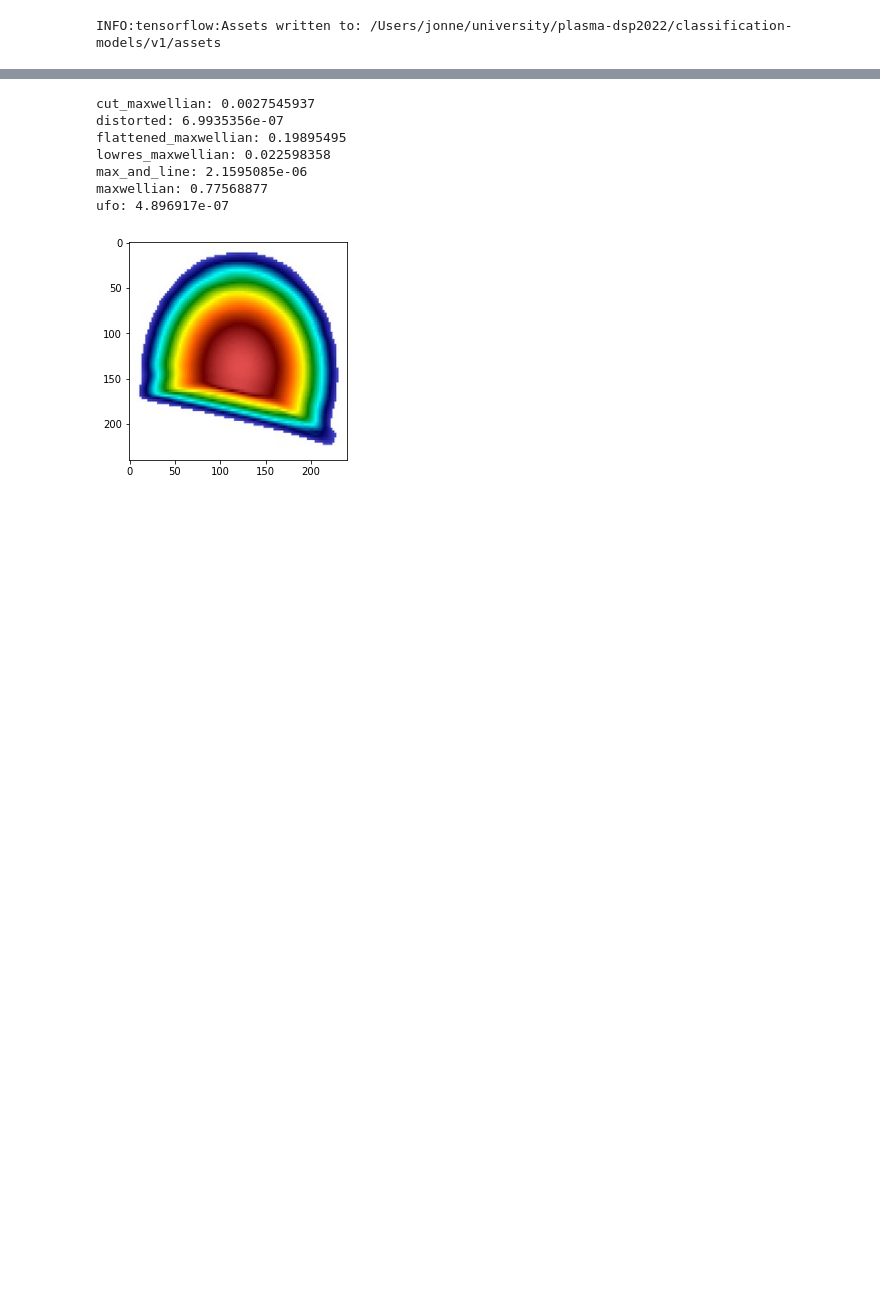
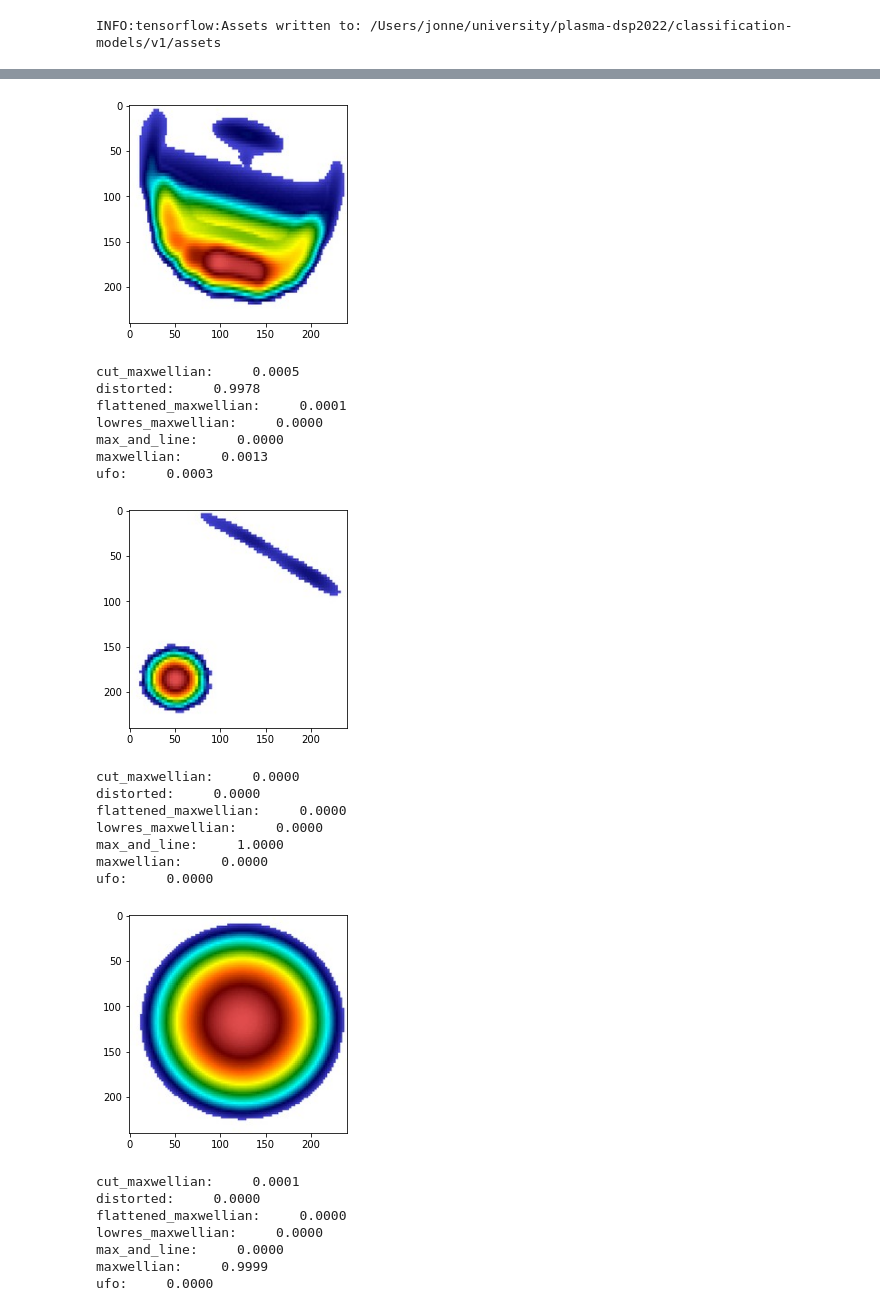
Before and after one commit to makes/plasma-dsp2022, a Jupyter notebook: jiihu-classification.ipynb, the cells around one changed output, grey strips where cells are left out. Drawn from its saved outputs; the diff is of its cells as text; code cells hidden in the pictures; blank space fills up the shorter version.

```diff
--- a/jiihu-classification.ipynb
+++ b/jiihu-classification.ipynb
@@ -162,30 +163,50 @@ plt.show()
 # %%
 from keras.preprocessing import image
 
-#image_file = "Validation/distorted/plot_vdf_proton_cellid_951_t90_xz_proj-resized.jpg"
-#image_file = "Validation/max_and_line/plot_vdf_proton_cellid_1101_t140_xz_proj-resized.jpg"
-#image_file = "Validation/maxwellian/plot_vdf_proton_cellid_426_t30_xz_proj-resized.jpg"
-#image_file = "Validation/cut_maxwellian/plot_vdf_proton_cellid_526_t140_xz_proj-resized.jpg"
-image_file = "Validation/flattened_maxwellian/plot_vdf_proton_cellid_801_t90_xz_proj-resized.jpg"
+images = [
+    "Validation/distorted/plot_vdf_proton_cellid_951_t90_xz_proj-resized.jpg",
+    "Validation/max_and_line/plot_vdf_proton_cellid_1101_t140_xz_proj-resized.jpg",
+    "Validation/maxwellian/plot_vdf_proton_cellid_426_t30_xz_proj-resized.jpg",
+    "Validation/cut_maxwellian/plot_vdf_proton_cellid_526_t140_xz_proj-resized.jpg",
+    "Validation/flattened_maxwellian/plot_vdf_proton_cellid_801_t90_xz_proj-resized.jpg"
+]
 
-image_path = root_dir + "/" + directory + image_file
+for image_file in images:
+    image_path = root_dir + "/" + directory + image_file
 
-img = image.load_img(image_path,target_size=(size,size))
-img = np.asarray(img)
-plt.imshow(img)
-img = np.expand_dims(img, axis=0)
+    img = image.load_img(image_path,target_size=(size,size))
+    img = np.asarray(img)
+    plt.imshow(img)
+    plt.show()
+    img = np.expand_dims(img, axis=0)
 
-output = model.predict(img)
-probabilities = output[0]
+    output = model.predict(img)
+    probabilities = output[0]
 
-for idx, key in enumerate(labels.keys()):
-    print(key + ": " + str(probabilities[idx]))
+    for idx, key in enumerate(labels.keys()):
+        print(key + ": " + "{:10.4f}".format(probabilities[idx]))
 # %% [output]
+[figure, new version]
-cut_maxwellian: 0.0027545937
-distorted: 6.9935356e-07
-flattened_maxwellian: 0.19895495
-lowres_maxwellian: 0.022598358
-max_and_line: 2.1595085e-06
-maxwellian: 0.77568877
-ufo: 4.896917e-07
+cut_maxwellian:     0.0005
+distorted:     0.9978
+flattened_maxwellian:     0.0001
+lowres_maxwellian:     0.0000
+max_and_line:     0.0000
+maxwellian:     0.0013
+ufo:     0.0003
-[figure, old version]
+[figure, added]
+cut_maxwellian:     0.0000
+distorted:     0.0000
+flattened_maxwellian:     0.0000
+lowres_maxwellian:     0.0000
+max_and_line:     1.0000
+maxwellian:     0.0000
+ufo:     0.0000
+[figure, added]
+cut_maxwellian:     0.0001
+distorted:     0.0000
+flattened_maxwellian:     0.0000
+lowres_maxwellian:     0.0000
+max_and_line:     0.0000
+maxwellian:     0.9999
+ufo:     0.0000
```
Also changed, not shown: parts of 3 cells of this notebook.
